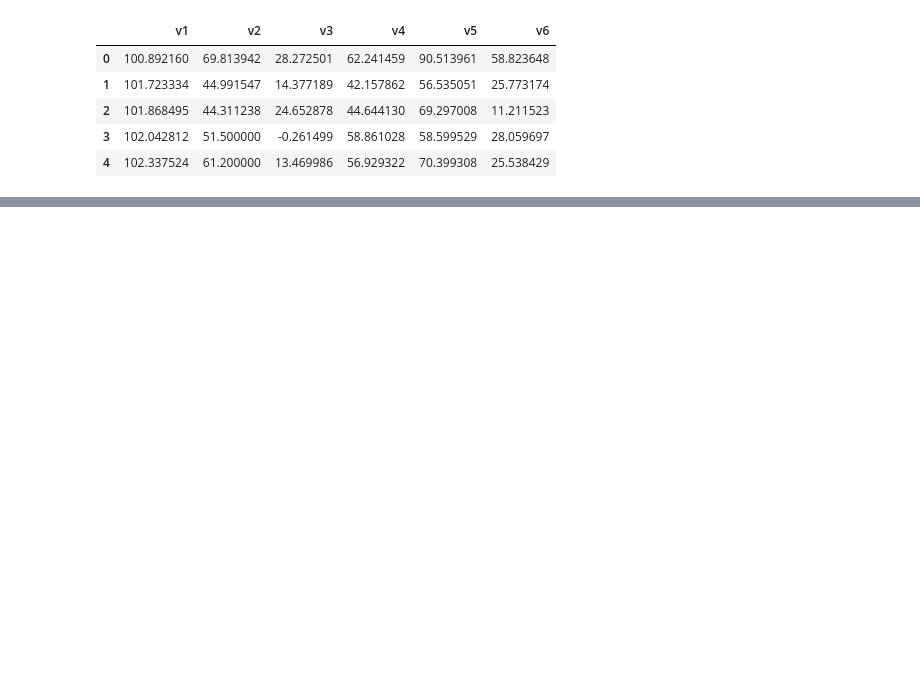
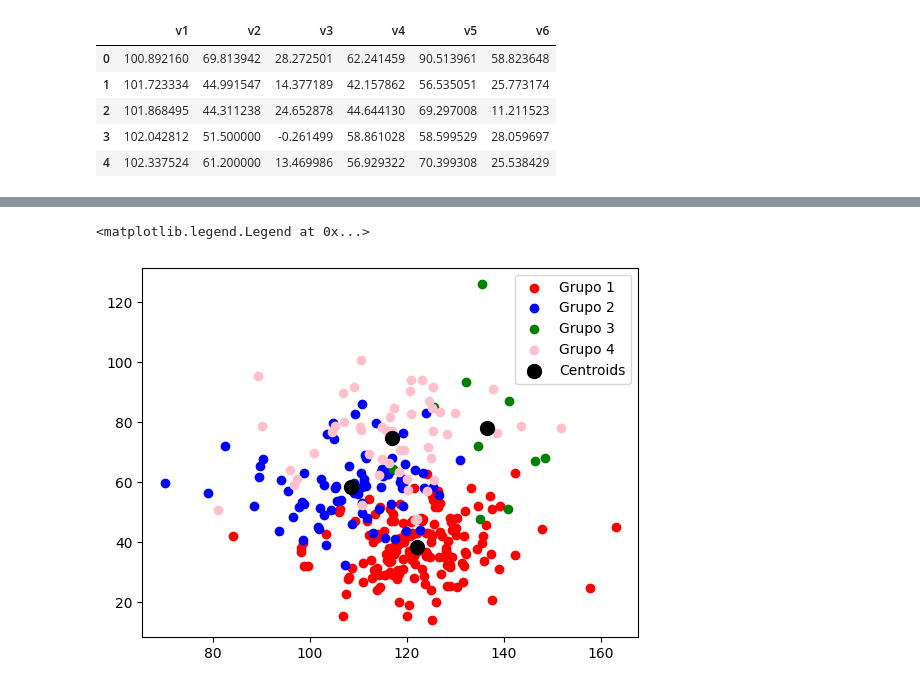
Before and after one commit to Joao-Pedro-ML/Data-Mining, a Jupyter notebook: exercise5.ipynb, the cells around one changed output, grey strips where cells are left out. Cells and saved outputs as stored; diff of their text form; code cells hidden in the pictures; blank space fills up the shorter version.

```diff
--- a/exercise5.ipynb
+++ b/exercise5.ipynb
@@ -16,0 +28,6 @@ fisio.head()
+# %%
+from sklearn.cluster import KMeans
+
+kmeans_config = KMeans(n_clusters=4, n_init=50)
+kmeans_results = kmeans_config.fit(fisio)
+kmeans_results.labels_
@@ -16,0 +49,15 @@ fisio.head()
+# %%
+labels_kmeans = kmeans_results.labels_
+
+#Visualizando os grupos (clusters) nas duas primeiras features: v1 e v2
+plt.scatter(fisio.loc[labels_kmeans == 0, 'v1'], fisio.loc[labels_kmeans == 0, 'v2'], c = 'red', label = 'Grupo 1')
+plt.scatter(fisio.loc[labels_kmeans == 1, 'v1'], fisio.loc[labels_kmeans == 1, 'v2'], c = 'blue', label = 'Grupo 2')
+plt.scatter(fisio.loc[labels_kmeans == 2, 'v1'], fisio.loc[labels_kmeans == 2, 'v2'], c = 'green', label = 'Grupo 3')
+plt.scatter(fisio.loc[labels_kmeans == 3, 'v1'], fisio.loc[labels_kmeans == 3, 'v2'], c = 'pink', label = 'Grupo 4')
+
+plt.scatter(kmeans_config.cluster_centers_[:,0], kmeans_config.cluster_centers_[:,1],s = 100, c = 'black', label = 'Centroids')
+
+plt.legend()
+# %% [output]
+<matplotlib.legend.Legend at 0x...>
+[figure, added]
```
Also changed, not shown: parts of 29 cells of this notebook, 2 other files.
